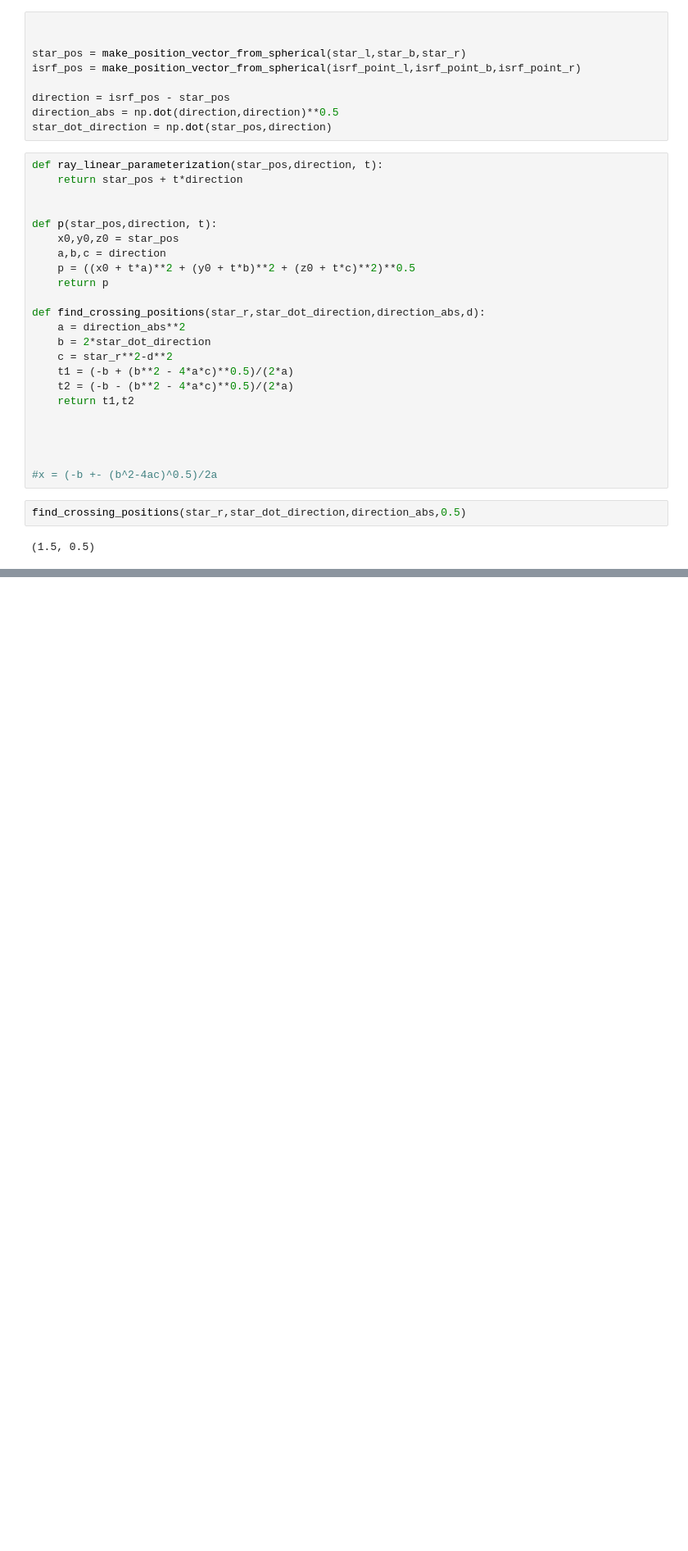
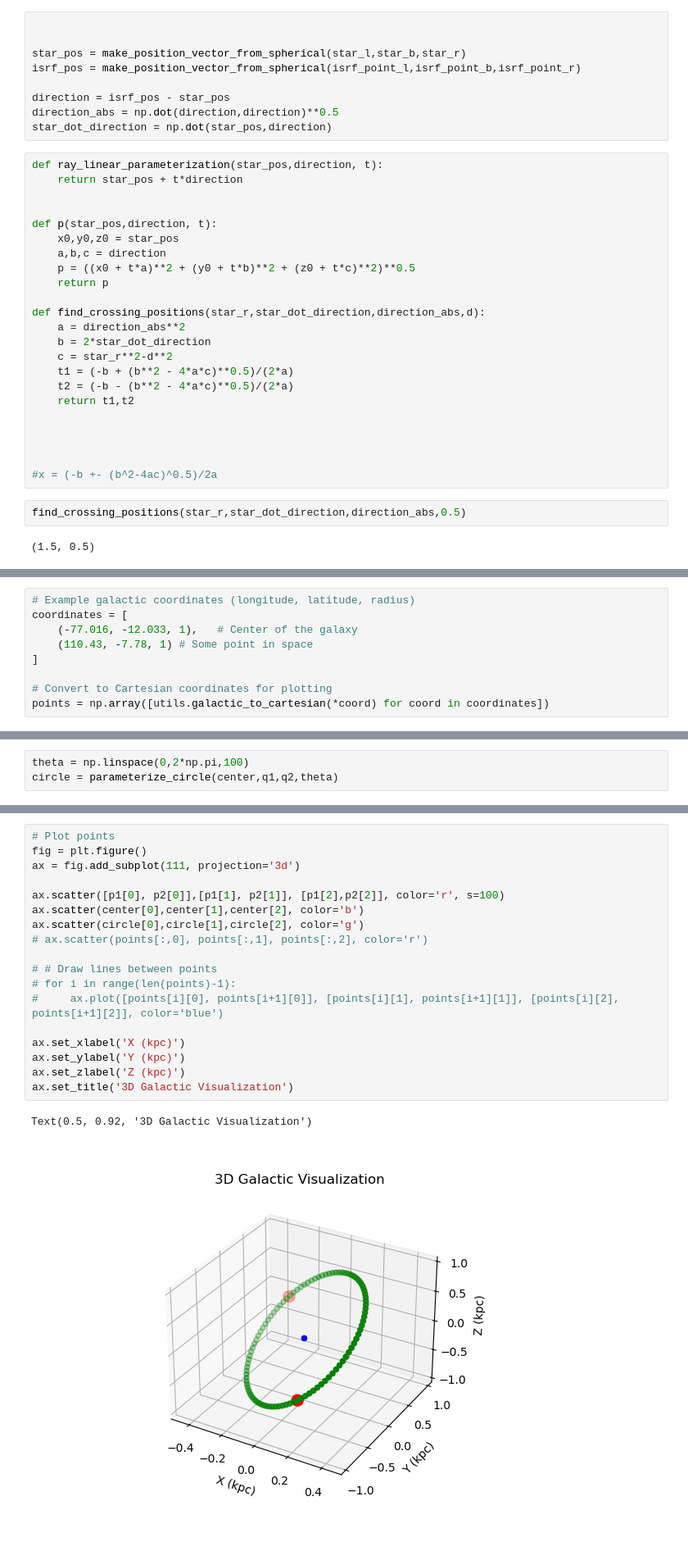
Before and after one commit to ioanazelko/isrf, a Jupyter notebook: isrf/testing.ipynb, the cells around one changed output, grey strips where cells are left out. Shown at 82% size. Saved outputs shown, nothing was run; the diff lists cells and outputs as text; blank space fills up the shorter version.

```diff
--- a/isrf/testing.ipynb
+++ b/isrf/testing.ipynb
@@ -139,0 +89,9 @@ Namespaces are one honking great idea -- let's do more of those!
+# %%
+# Example galactic coordinates (longitude, latitude, radius)
+coordinates = [
+    (-77.016, -12.033, 1),   # Center of the galaxy
+    (110.43, -7.78, 1) # Some point in space
+]
+
+# Convert to Cartesian coordinates for plotting
+points = np.array([utils.galactic_to_cartesian(*coord) for coord in coordinates])
@@ -139,0 +136,3 @@ Namespaces are one honking great idea -- let's do more of those!
+# %%
+theta = np.linspace(0,2*np.pi,100)
+circle = parameterize_circle(center,q1,q2,theta)
@@ -139,0 +154,21 @@ Namespaces are one honking great idea -- let's do more of those!
+# %%
+# Plot points
+fig = plt.figure()
+ax = fig.add_subplot(111, projection='3d')
+
+ax.scatter([p1[0], p2[0]],[p1[1], p2[1]], [p1[2],p2[2]], color='r', s=100)
+ax.scatter(center[0],center[1],center[2], color='b')
+ax.scatter(circle[0],circle[1],circle[2], color='g')
+# ax.scatter(points[:,0], points[:,1], points[:,2], color='r')
+
+# # Draw lines between points
+# for i in range(len(points)-1):
+#     ax.plot([points[i][0], points[i+1][0]], [points[i][1], points[i+1][1]], [points[i][2], points[i+1][2]], color='blue')
+
+ax.set_xlabel('X (kpc)')
+ax.set_ylabel('Y (kpc)')
+ax.set_zlabel('Z (kpc)')
+ax.set_title('3D Galactic Visualization')
+# %% [output]
+Text(0.5, 0.92, '3D Galactic Visualization')
+[figure, added]
```
Also changed, not shown: parts of 11 cells of this notebook, 2 other files.
